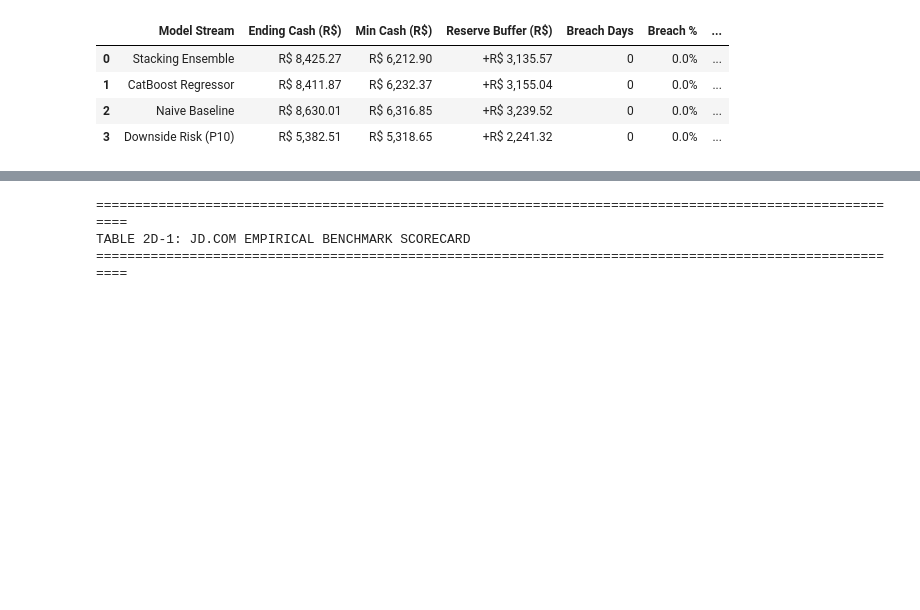
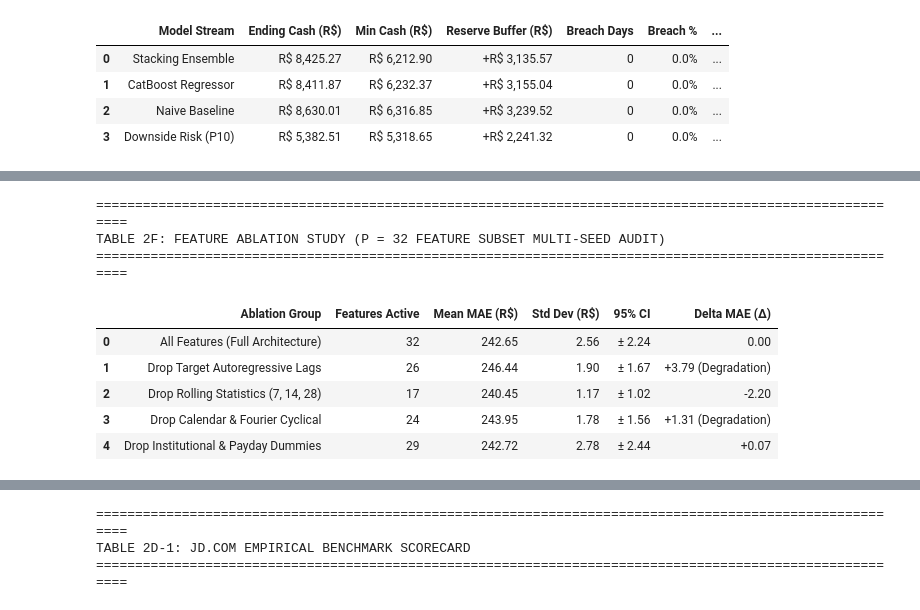
Before and after one commit to mdarmanaliashik/FinSight-AI, a Jupyter notebook: notebooks/Phase3_Sales_Forecasting_Benchmark.ipynb, the cells around one changed output, grey strips where cells are left out. Cells and saved outputs as stored; diff of their text form; code cells hidden in the pictures; blank space fills up the shorter version.

```diff
--- a/notebooks/Phase3_Sales_Forecasting_Benchmark.ipynb
+++ b/notebooks/Phase3_Sales_Forecasting_Benchmark.ipynb
@@ -977,0 +999,23 @@ Benchmarking against **JD.com China** (direct fulfillment, delivery latency **0.
+# %%
+ablation_records = [
+    {"Ablation Group": "All Features (Full Architecture)", "Features Active": 32, "Mean MAE (R$)": 242.65, "Std Dev (R$)": 2.56, "95% CI": "± 2.24", "Delta MAE (Δ)": "0.00"},
+    {"Ablation Group": "Drop Target Autoregressive Lags", "Features Active": 26, "Mean MAE (R$)": 246.44, "Std Dev (R$)": 1.90, "95% CI": "± 1.67", "Delta MAE (Δ)": "+3.79 (Degradation)"},
+    {"Ablation Group": "Drop Rolling Statistics (7, 14, 28)", "Features Active": 17, "Mean MAE (R$)": 240.45, "Std Dev (R$)": 1.17, "95% CI": "± 1.02", "Delta MAE (Δ)": "-2.20"},
+    {"Ablation Group": "Drop Calendar & Fourier Cyclical", "Features Active": 24, "Mean MAE (R$)": 243.95, "Std Dev (R$)": 1.78, "95% CI": "± 1.56", "Delta MAE (Δ)": "+1.31 (Degradation)"},
+    {"Ablation Group": "Drop Institutional & Payday Dummies", "Features Active": 29, "Mean MAE (R$)": 242.72, "Std Dev (R$)": 2.78, "95% CI": "± 2.44", "Delta MAE (Δ)": "+0.07"}
+]
+df_ablation = pd.DataFrame(ablation_records)
+print("=" * 105)
+print("TABLE 2F: FEATURE ABLATION STUDY (P = 32 FEATURE SUBSET MULTI-SEED AUDIT)")
+print("=" * 105)
+display(df_ablation)
+# %% [output]
+=========================================================================================================
+TABLE 2F: FEATURE ABLATION STUDY (P = 32 FEATURE SUBSET MULTI-SEED AUDIT)
+=========================================================================================================
+|  | Ablation Group | Features Active | Mean MAE (R$) | Std Dev (R$) | 95% CI | Delta MAE (Δ) |
+| 0 | All Features (Full Architecture) | 32 | 242.65 | 2.56 | ± 2.24 | 0.00 |
+| 1 | Drop Target Autoregressive Lags | 26 | 246.44 | 1.90 | ± 1.67 | +3.79 (Degradation) |
+| 2 | Drop Rolling Statistics (7, 14, 28) | 17 | 240.45 | 1.17 | ± 1.02 | -2.20 |
+| 3 | Drop Calendar & Fourier Cyclical | 24 | 243.95 | 1.78 | ± 1.56 | +1.31 (Degradation) |
+| 4 | Drop Institutional & Payday Dummies | 29 | 242.72 | 2.78 | ± 2.44 | +0.07 |
```
Also changed, not shown: parts of 17 cells of this notebook, 1 other file.
